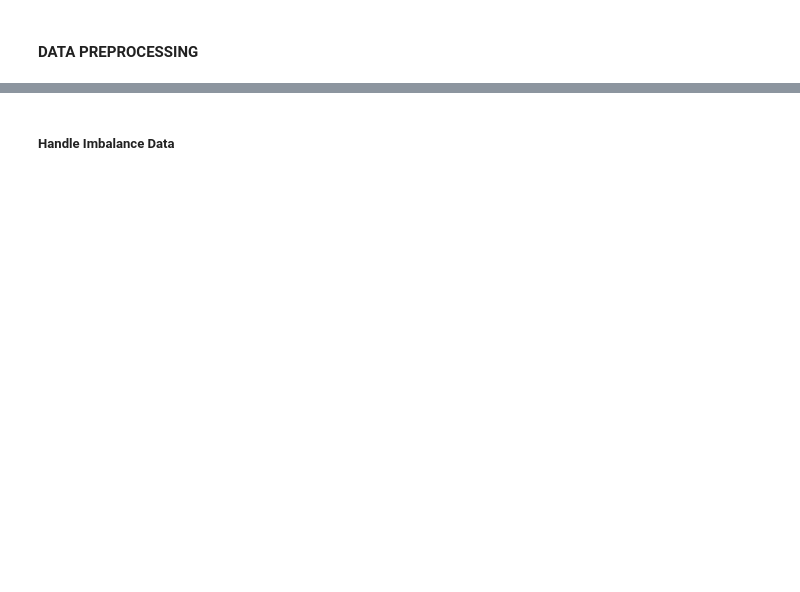
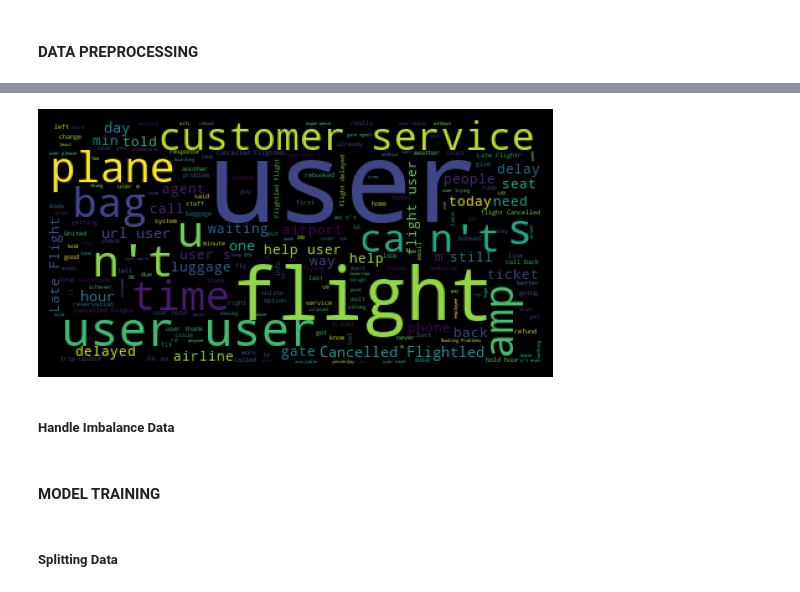
Before and after one commit to FiahIdris/NLP_Sentiment_Analysis, a Jupyter notebook: sentiment_analysis.ipynb, the cells around one changed output, grey strips where cells are left out. Cells and saved outputs as stored; diff of their text form; code cells hidden in the pictures; blank space fills up the shorter version.

Commit message:
add more architecture model

```diff
--- a/sentiment_analysis.ipynb
+++ b/sentiment_analysis.ipynb
@@ -87,2 +190,15 @@ The data we have is an imbalance data. The total data of negative sentiment is 5
+# %%
+# Plotting data with negative label using wordcloud
+data_negative = clean_data[clean_data['airline_sentiment'] == 0]
+wordcloud = WordCloud().generate(' '.join(data_negative['text']))
+plt.imshow(wordcloud)
+plt.axis("off")
+plt.show()
+# %% [output]
+[figure, added]
 # %% [markdown]
 ##### Handle Imbalance Data
+# %% [markdown]
+#### MODEL TRAINING
+# %% [markdown]
+##### Splitting Data
```
Also changed, not shown: parts of 41 cells of this notebook, 1 other file.
